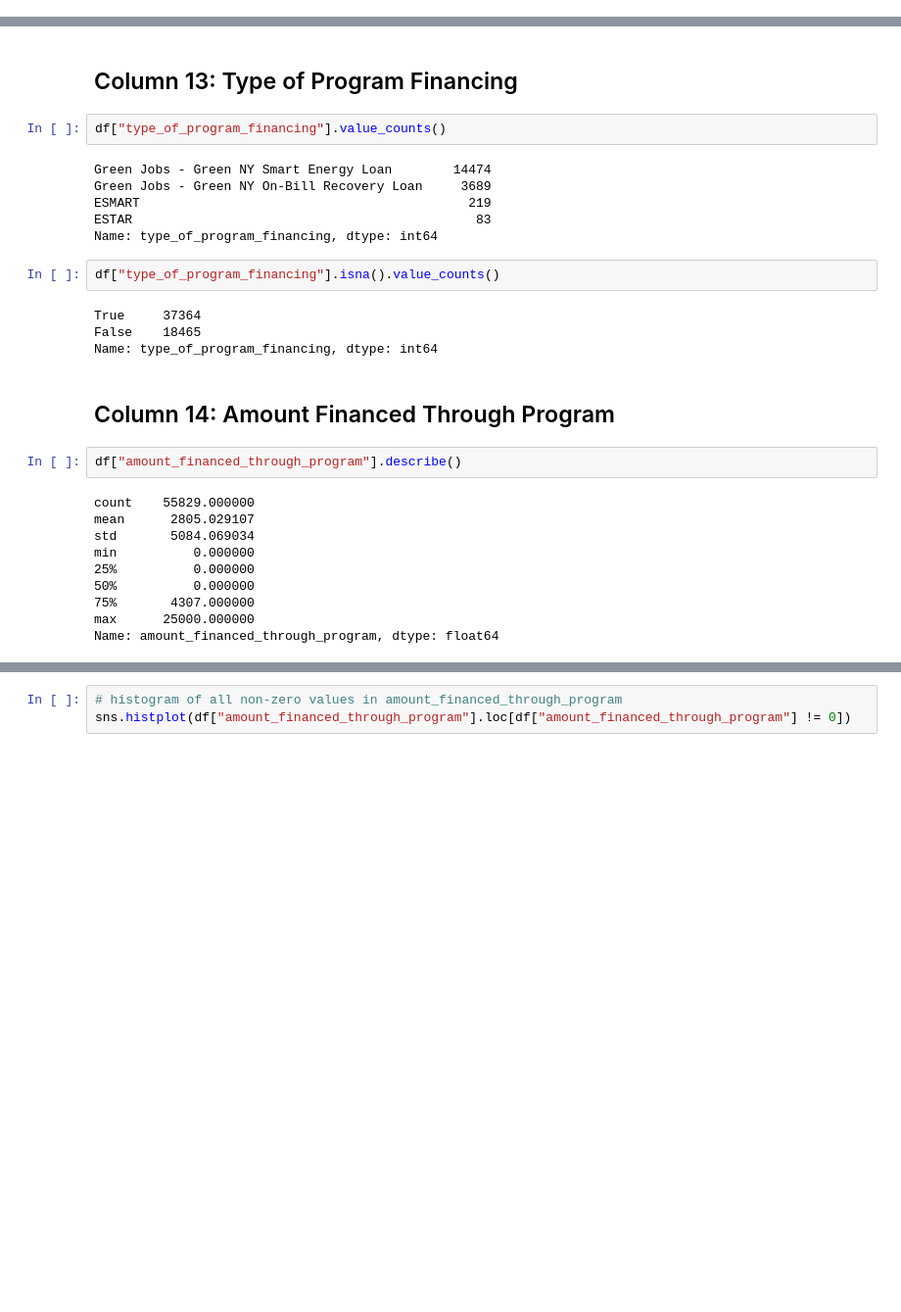
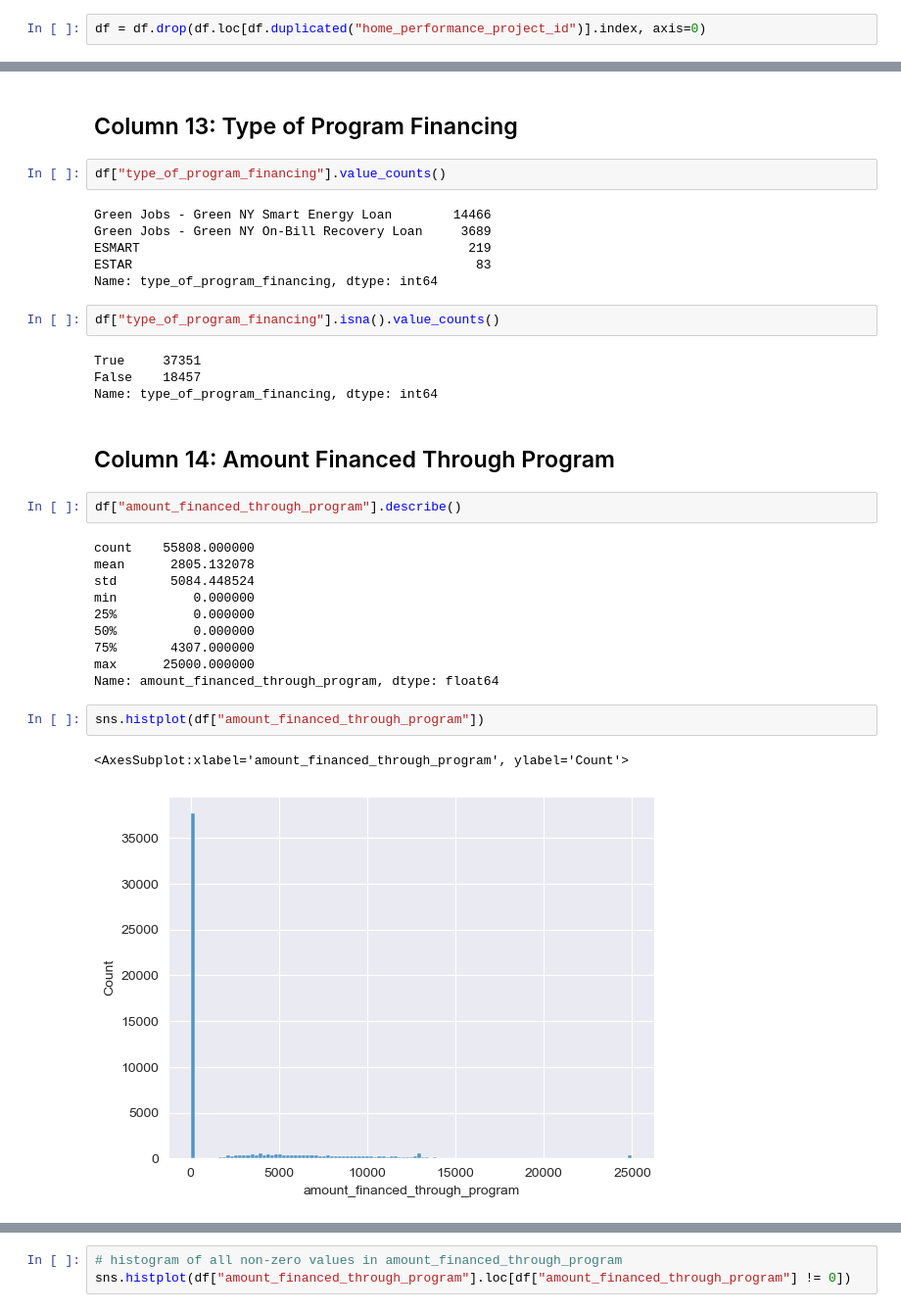
Before and after one commit to Phylanxy/IH_Midterm_Project, a Jupyter notebook: Midterm_project.ipynb, the cells around one changed output, grey strips where cells are left out. Shown at 98% size. Drawn from its saved outputs; the diff is of its cells as text; blank space fills up the shorter version.

```diff
--- a/Midterm_project.ipynb
+++ b/Midterm_project.ipynb
@@ -105,3 +112,5 @@ df = df.drop("reporting_period", axis=1)
+# %%
+df = df.drop(df.loc[df.duplicated("home_performance_project_id")].index, axis=0)
 # %%
 # how many Site IDs have more than 1 or 2 project IDs?
 over_1_project_id = (df["home_performance_project_id"].value_counts() > 1).value_counts()
@@ -251,7 +293,7 @@ sns.histplot(df["total_incentives"])
 # %%
 df["type_of_program_financing"].value_counts()
 # %% [output]
-Green Jobs - Green NY Smart Energy Loan        14474
+Green Jobs - Green NY Smart Energy Loan        14466
 Green Jobs - Green NY On-Bill Recovery Loan     3689
 ESMART                                           219
 ESTAR                                             83
@@ -259,20 +301,25 @@ Name: type_of_program_financing, dtype: int64
 # %%
 df["type_of_program_financing"].isna().value_counts()
 # %% [output]
-True     37364
-False    18465
+True     37351
+False    18457
 Name: type_of_program_financing, dtype: int64
 # %% [markdown]
 ## Column 14: Amount Financed Through Program
 # %%
 df["amount_financed_through_program"].describe()
 # %% [output]
-count    55829.000000
-mean      2805.029107
-std       5084.069034
+count    55808.000000
+mean      2805.132078
+std       5084.448524
 min          0.000000
 25%          0.000000
 50%          0.000000
 75%       4307.000000
 max      25000.000000
 Name: amount_financed_through_program, dtype: float64
+# %%
+sns.histplot(df["amount_financed_through_program"])
+# %% [output]
+<AxesSubplot:xlabel='amount_financed_through_program', ylabel='Count'>
+[figure, added]
```
Also changed, not shown: parts of 59 cells of this notebook.
